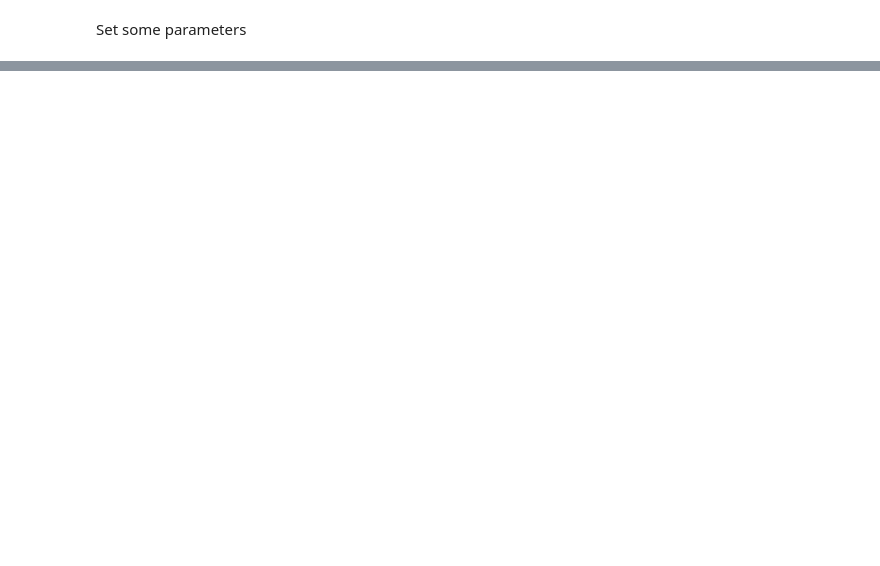
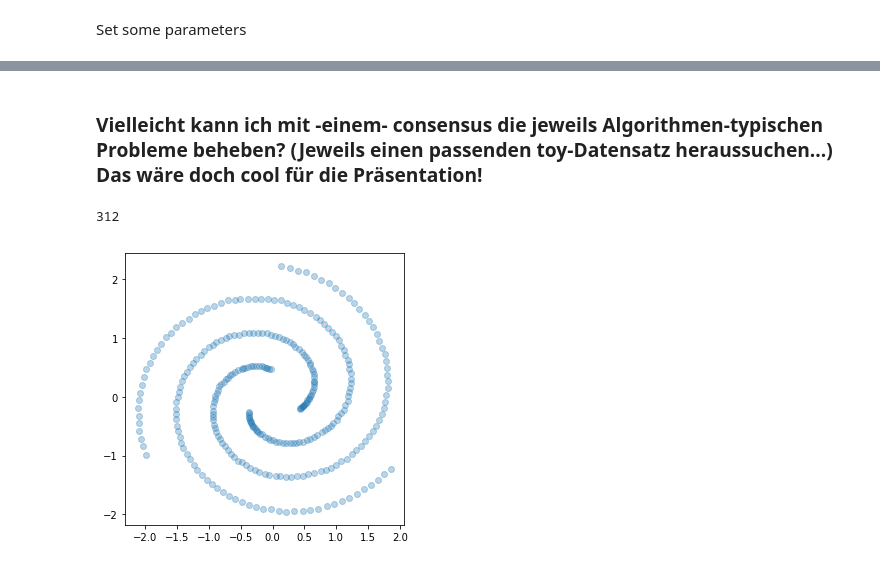
Before and after one commit to clustertoolsgroup/clustertools_project, a Jupyter notebook: even_more_examples.ipynb, the cells around one changed output, grey strips where cells are left out. Cells and saved outputs as stored; diff of their text form; code cells hidden in the pictures; blank space fills up the shorter version.

Commit message:
Consensus toy example, where it works

```diff
--- a/even_more_examples.ipynb
+++ b/even_more_examples.ipynb
@@ -163,0 +165,2 @@ Finished after 0:00:00.043312
+# %% [markdown]
+### Vielleicht kann ich mit -einem- consensus die jeweils Algorithmen-typischen Probleme beheben? (Jeweils einen passenden toy-Datensatz heraussuchen...) Das wäre doch cool für die Präsentation!
@@ -163,0 +169,15 @@ Finished after 0:00:00.043312
+# %%
+spiral=load_spiral_data(scale = 'True')
+aggr=load_aggregation_data(scale = 'True')
+compound = load_compound_data(scale = 'True')
+fuzzy = load_fuzzy_data(scale = 'True')
+fuzzy = fuzzy[np.arange(0,2309,2),:]
+pathbased = load_pathbased_data(scale = 'True')
+dataset = [spiral, aggr, compound, fuzzy, pathbased]
+# %%
+plt.figure(figsize=(5, 5))
+plt.scatter(spiral[:,0], spiral[:,1],alpha=.3)
+len(spiral)
+# %% [output]
+312
+[figure, added]
```
Also changed, not shown: parts of 7 cells of this notebook.
